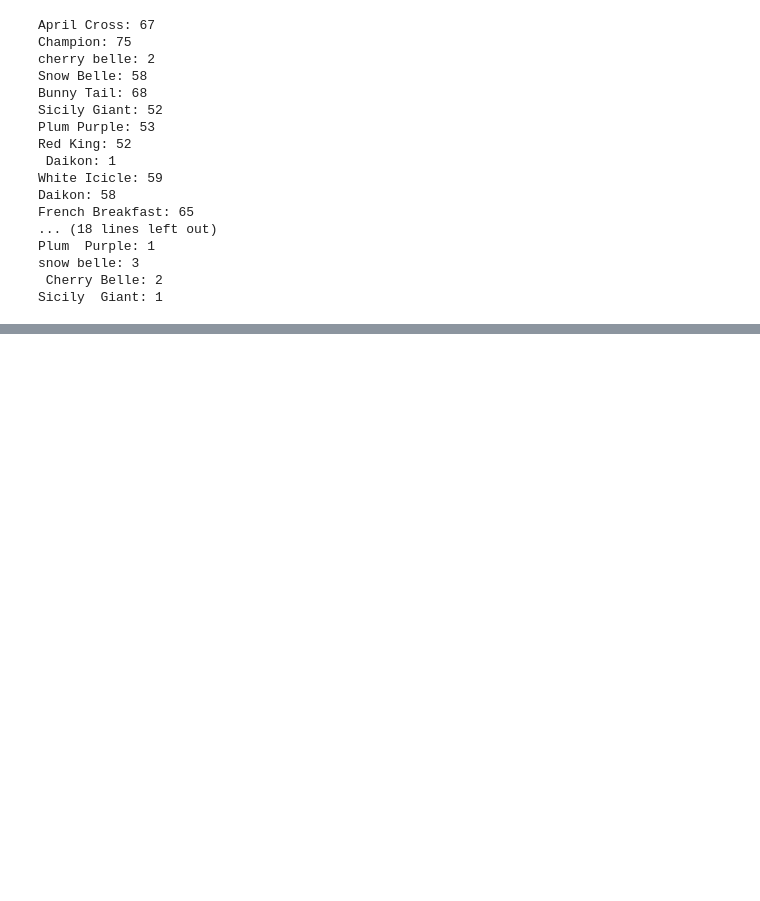
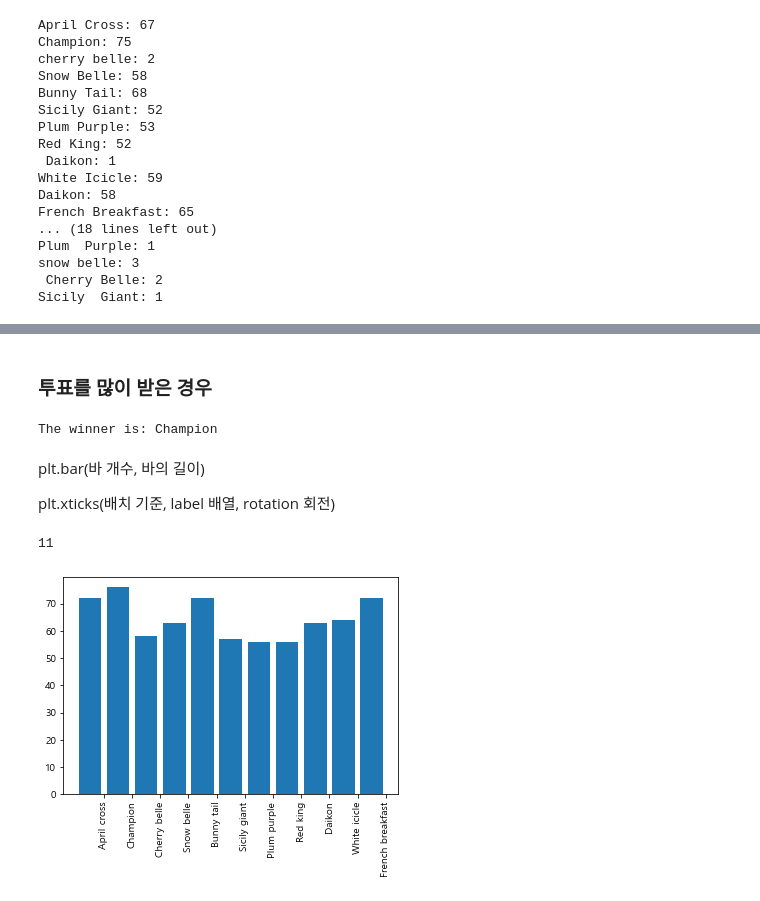
Before and after one commit to Jelcream/AI_Based_BigData, a Jupyter notebook: Saturday/Python_test/DataProcessing_prac.ipynb, the cells around one changed output, grey strips where cells are left out. Saved outputs shown, nothing was run; the diff lists cells and outputs as text; code cells hidden in the pictures; blank space fills up the shorter version.

```diff
--- a/Saturday/Python_test/DataProcessing_prac.ipynb
+++ b/Saturday/Python_test/DataProcessing_prac.ipynb
@@ -176,0 +273,43 @@ Sicily  Giant: 1
+# %% [markdown]
+### 투표를 많이 받은 경우
+# %%
+winner_votes = 0
+winner_name = "No winner"
+for name in counts:
+    if counts[name] > winner_votes:
+        winner_votes = counts[name]
+        winner_name = name
+print("The winner is: " + winner_name)
+# %% [output]
+The winner is: Champion
+# %%
+import numpy as np
+import matplotlib.pyplot as plt
+import pandas as pd
+import matplotlib
+from pandas import DataFrame, Series
+from matplotlib import font_manager, rc
+import platform
+
+matplotlib.rcParams['axes.unicode_minus'] = False
+
+if platform.system() == 'Windows':
+    plt.rc('font', family = 'Malgun Gothic')
+# %% [markdown]
+plt.bar(바 개수, 바의 길이)
+
+plt.xticks(배치 기준, label 배열, rotation 회전)
+# %%
+names =[]
+votes =[]
+for radish in counts:
+    names.append(radish)
+    votes.append(counts[radish])
+x = np.arange(len(counts))
+print(len(counts))
+plt.bar(x, votes)
+plt.xticks(x + 0.5, names, rotation=90)
+plt.show()
+# %% [output]
+11
+[figure, added]
```
Also changed, not shown: parts of 48 cells of this notebook, 10 other files.
